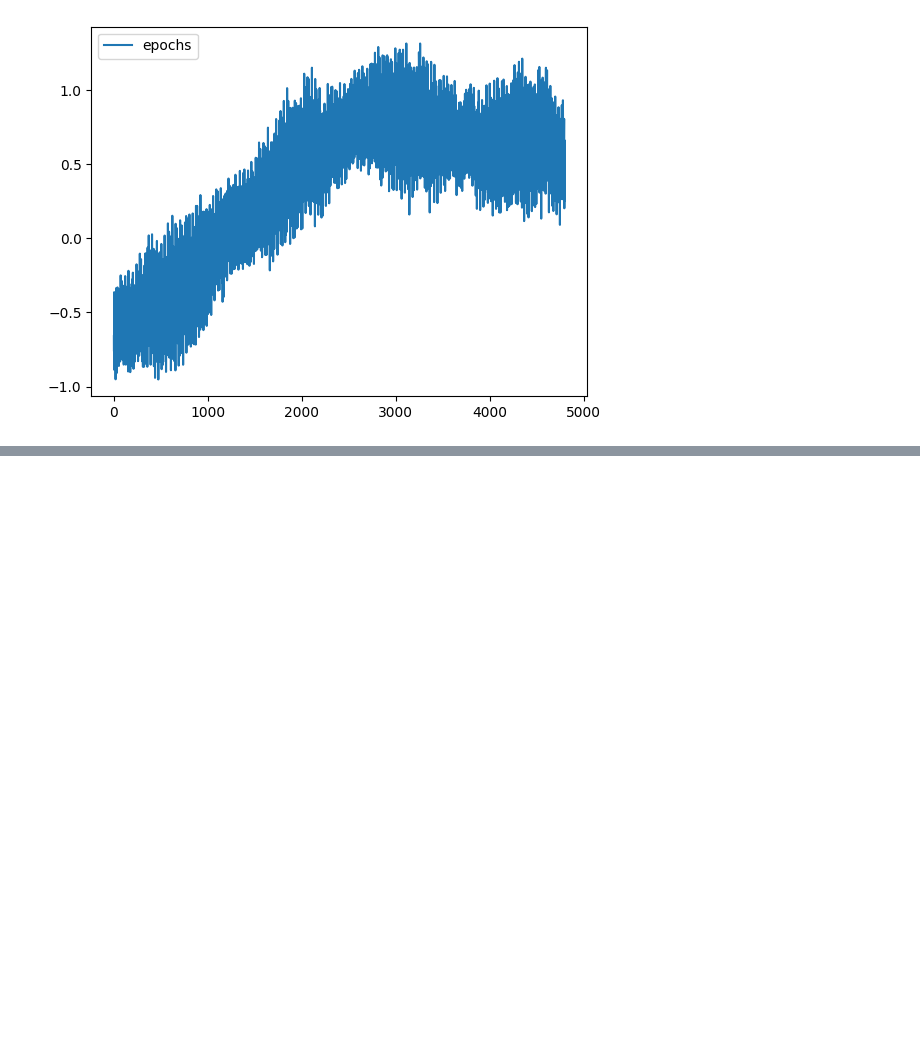
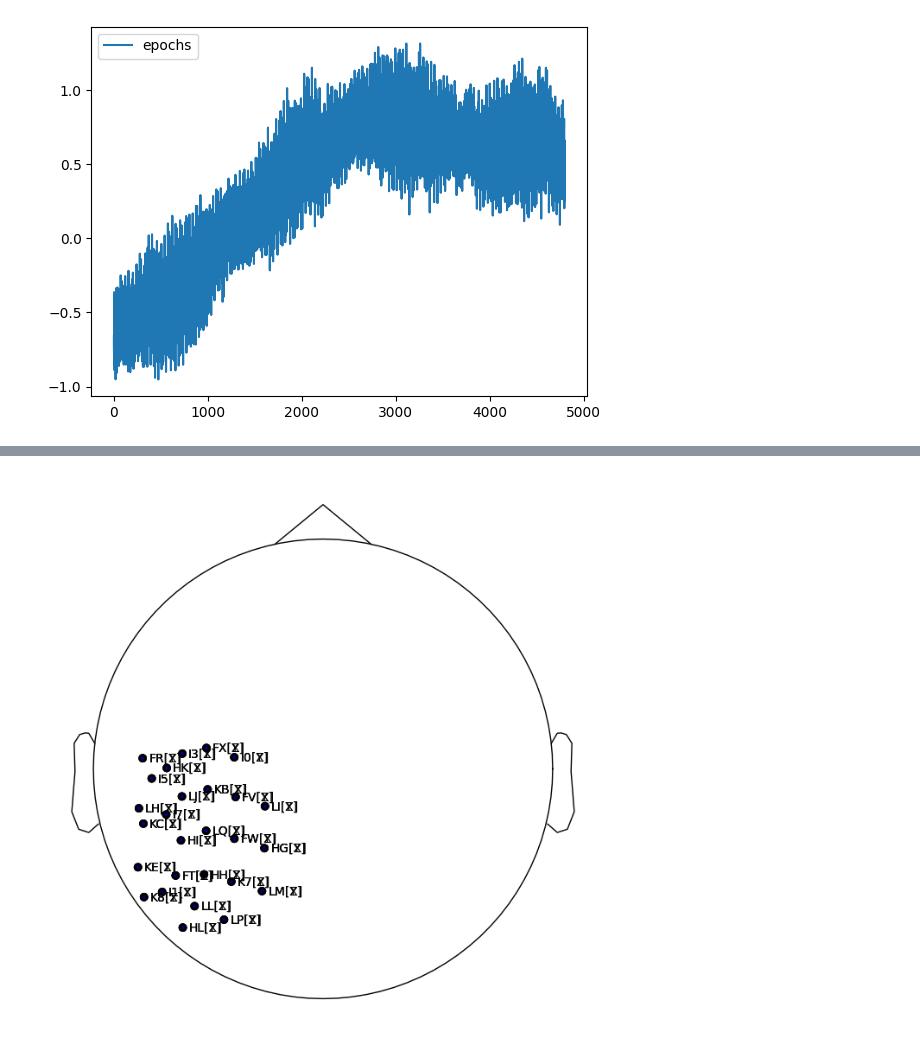
Before and after one commit to MarIniOnz/opm-thesis, a Jupyter notebook: notebooks/checking_data.ipynb, the cells around one changed output, grey strips where cells are left out. Cells and saved outputs as stored; diff of their text form; code cells hidden in the pictures; blank space fills up the shorter version.

```diff
--- a/notebooks/checking_data.ipynb
+++ b/notebooks/checking_data.ipynb
@@ -131,0 +90,29 @@ X_train
+# %%
+import numpy as np
+
+num = 27
+# Extract sensor positions and names of channels with valid locations
+sensor_positions = mne.find_layout(raw.info).pos
+sensor_names_with_pos = np.array(mne.find_layout(raw.info).names)
+
+# Filter sensors that contain '[X]' in their name
+mask = np.array(['[X]' in name for name in sensor_names_with_pos])
+sensor_positions_X = sensor_positions[mask]
+sensor_names_with_pos_X = sensor_names_with_pos[mask]
+
+# Find index of C3
+c3_idx = np.where(sensor_names_with_pos_X == 'LQ[X]')[0][0]
+
+# Calculate Euclidean distance from C3 to all sensors
+distances = np.linalg.norm(sensor_positions_X - sensor_positions_X[c3_idx], axis=1)
+
+# Find the 25 closest sensors
+closest_sensors_idx = np.argsort(distances)[:num]
+
+# Get the names of the 25 closest sensors
+closest_sensors_names = sensor_names_with_pos_X[closest_sensors_idx]
+names_y = [name[:-3] + "[Y]" for name in closest_sensors_names]
+names_z = [name[:-3] + "[Z]" for name in closest_sensors_names]
+closest_sensors_names = np.concatenate((closest_sensors_names, names_y, names_z))
+
+print(f"{num} closest sensors to C3 are:", closest_sensors_names)
@@ -131,0 +129,7 @@ X_train
+# %%
+# Create new raw only with the 25 closest sensors
+raw_num = raw.copy().pick(closest_sensors_names)
+raw_num.plot_sensors(kind="topomap", show_names=True)
+plt.show()
+# %% [output]
+[figure, added]
```
Also changed, not shown: parts of 11 cells of this notebook, 9 other files.
